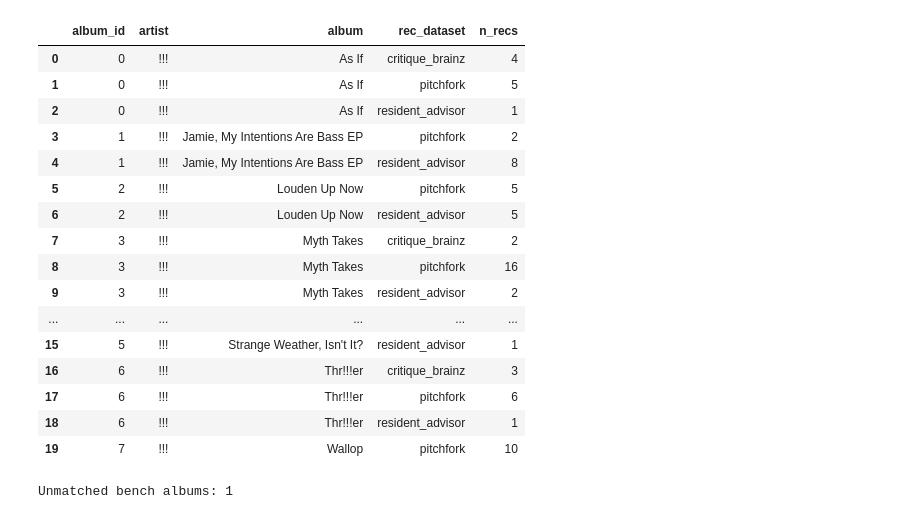
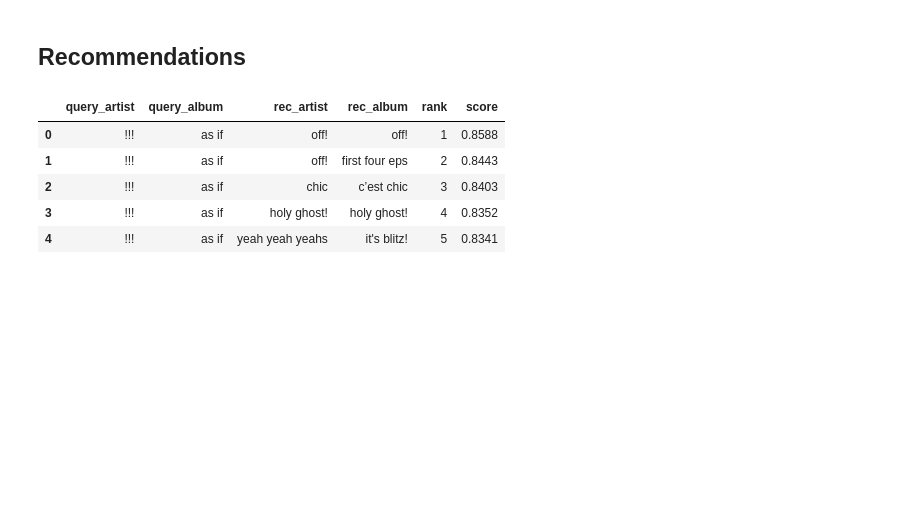
Before and after one commit to lbarleta/critical-listener, a Jupyter notebook: lastfm-bench/lastfm_bench.ipynb, the cells around one changed output. Cells and saved outputs as stored; diff of their text form; code cells hidden in the pictures; blank space fills up the shorter version.

```diff
--- a/lastfm-bench/lastfm_bench.ipynb
+++ b/lastfm-bench/lastfm_bench.ipynb
@@ -81,36 +13,18 @@ Name: count, dtype: int64
-# %%
-# One row per bench album with recommendation counts by source
-(
-    bench_recs.groupby(["album_id", "artist", "album", "rec_dataset"], as_index=False)
-    .size()
-    .rename(columns={"size": "n_recs"})
-    .sort_values(["artist", "album", "rec_dataset"])
-    .head(20)
-)
-# %% [output]
-|  | album_id | artist | album | rec_dataset | n_recs |
-| 0 | 0 | !!! | As If | critique_brainz | 4 |
-| 1 | 0 | !!! | As If | pitchfork | 5 |
-| 2 | 0 | !!! | As If | resident_advisor | 1 |
-| 3 | 1 | !!! | Jamie, My Intentions Are Bass EP | pitchfork | 2 |
-| 4 | 1 | !!! | Jamie, My Intentions Are Bass EP | resident_advisor | 8 |
-| 5 | 2 | !!! | Louden Up Now | pitchfork | 5 |
-| 6 | 2 | !!! | Louden Up Now | resident_advisor | 5 |
-| 7 | 3 | !!! | Myth Takes | critique_brainz | 2 |
-| 8 | 3 | !!! | Myth Takes | pitchfork | 16 |
-| 9 | 3 | !!! | Myth Takes | resident_advisor | 2 |
-| ... | ... | ... | ... | ... | ... |
-| 15 | 5 | !!! | Strange Weather, Isn't It? | resident_advisor | 1 |
-| 16 | 6 | !!! | Thr!!!er | critique_brainz | 3 |
-| 17 | 6 | !!! | Thr!!!er | pitchfork | 6 |
-| 18 | 6 | !!! | Thr!!!er | resident_advisor | 1 |
-| 19 | 7 | !!! | Wallop | pitchfork | 10 |
-# %%
-unmatched = bench_albums.loc[~bench_albums["pair_key"].isin(bench_recs["pair_key"].unique())]
-if unmatched.empty:
-    print("All bench albums matched.")
-else:
-    print(f"Unmatched bench albums: {len(unmatched)}")
-    unmatched[["album_id", "artist", "album", "review_count"]]
-# %% [output]
-Unmatched bench albums: 1
+# %% [markdown]
+## Recommendations
+# %%
+recs = pd.read_parquet(RECS_PATH)
+# %%
+# filtering rank 1 recommendations
+recs[recs["rank"] == 1]
+
+# dropping unnecessary columns
+recs = recs.drop(columns=["rec_length_flag"])
+recs.head(5)
+# %% [output]
+|  | query_artist | query_album | rec_artist | rec_album | rank | score |
+| 0 | !!! | as if | off! | off! | 1 | 0.8588 |
+| 1 | !!! | as if | off! | first four eps | 2 | 0.8443 |
+| 2 | !!! | as if | chic | c’est chic | 3 | 0.8403 |
+| 3 | !!! | as if | holy ghost! | holy ghost! | 4 | 0.8352 |
+| 4 | !!! | as if | yeah yeah yeahs | it's blitz! | 5 | 0.8341 |
```
Also changed, not shown: parts of 16 cells of this notebook, 3 other files.
